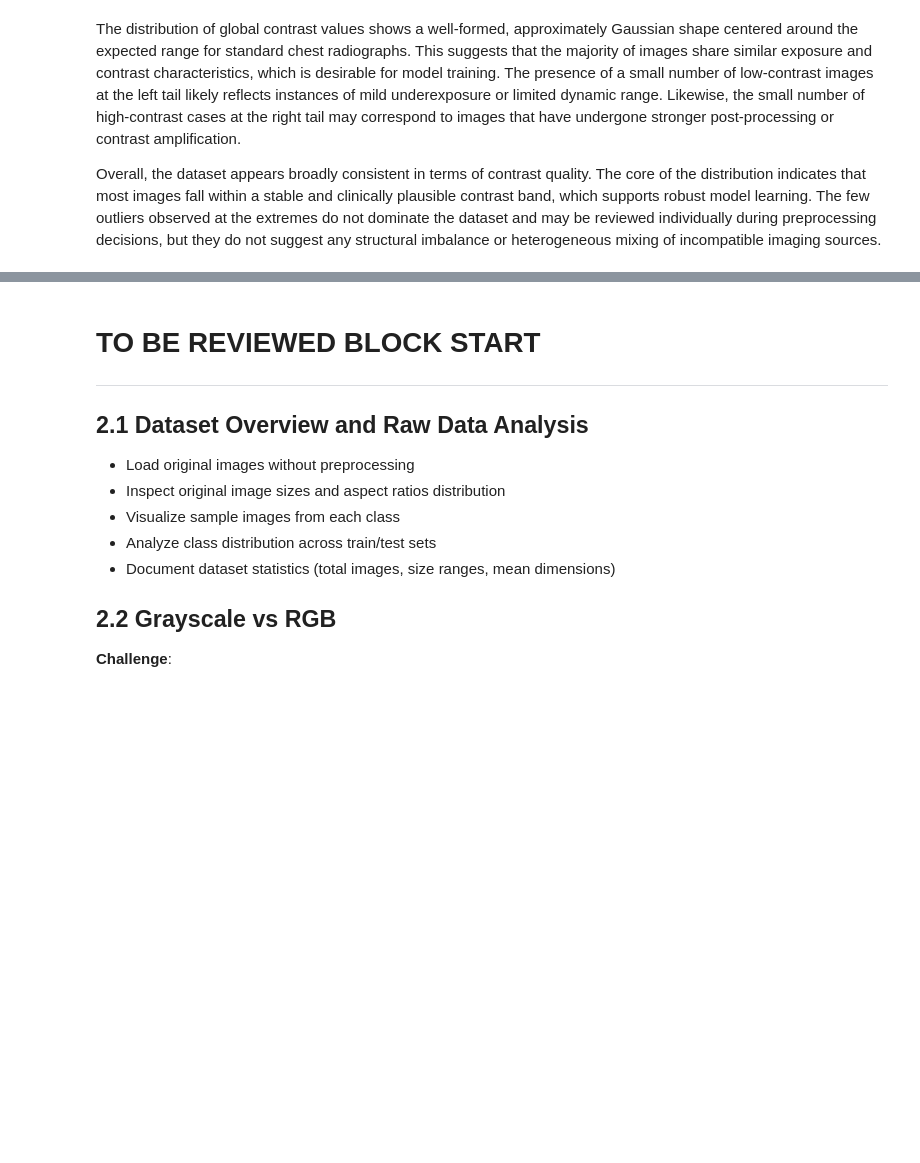
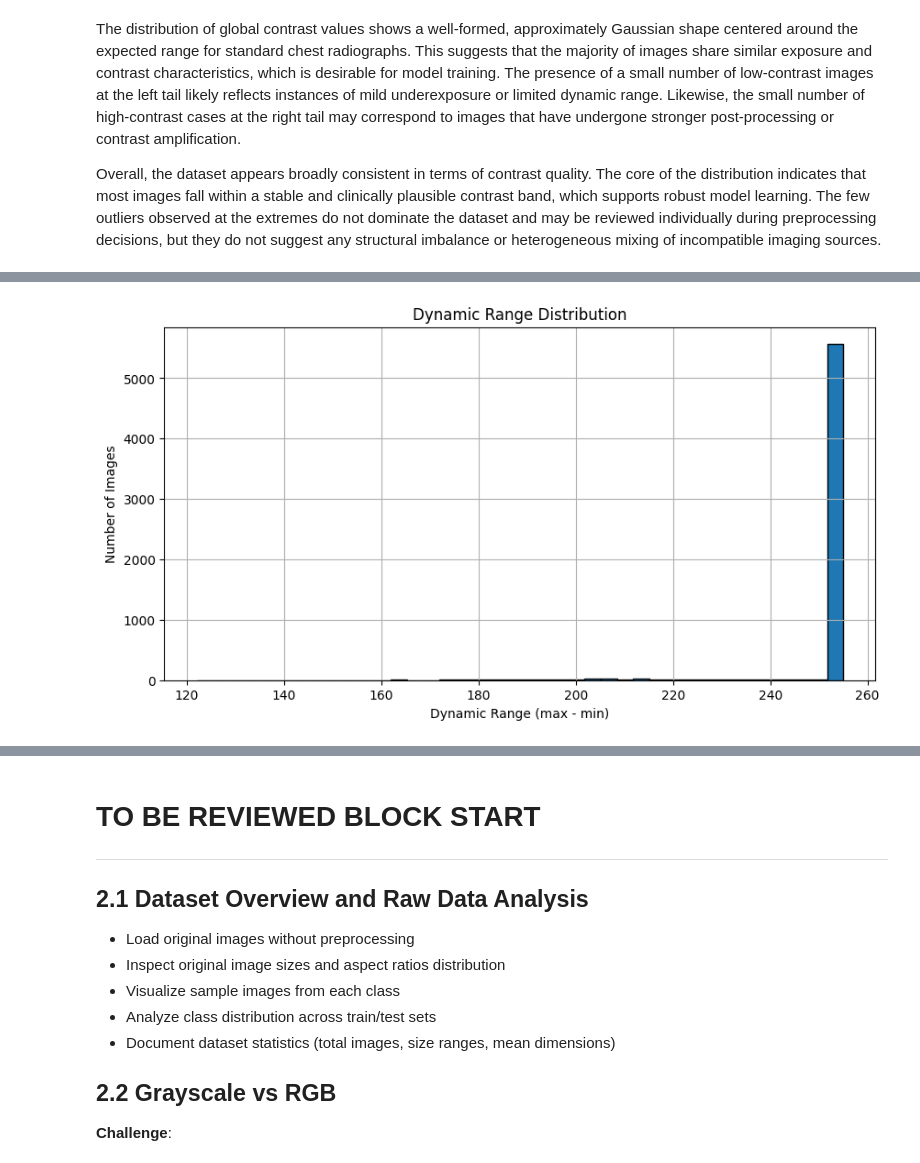
Before and after one commit to logus2k/apvc_p2, a Jupyter notebook: dl_for_cv_project2_v1.ipynb, the cells around one changed output, grey strips where cells are left out. Cells and saved outputs as stored; diff of their text form; code cells hidden in the pictures; blank space fills up the shorter version.

```diff
--- a/dl_for_cv_project2_v1.ipynb
+++ b/dl_for_cv_project2_v1.ipynb
@@ -191,0 +196,20 @@ Overall, the dataset appears broadly consistent in terms of contrast quality. Th
+# %%
+# Compute dynamic range for a single image (max intensity minus min intensity)
+def compute_dynamic_range(image_path):
+	img = cv2.imread(image_path, cv2.IMREAD_GRAYSCALE)
+	if img is None:
+		return None
+	img = img.astype(np.float32)
+	return float(np.max(img) - np.min(img))
+
+# Compute dynamic range for each image in the dataset
+results_range = []
+for path in all_paths:
+	dr = compute_dynamic_range(path)
+	if dr is not None:
+		results_range.append({"image": path, "dynamic_range": dr})
+
+df_range = pd.DataFrame(results_range)
+
+# Display descriptive statistics for dynamic range
+display(df_range.describe())
@@ -191,0 +226,11 @@ Overall, the dataset appears broadly consistent in terms of contrast quality. Th
+# %%
+# Plot dynamic range values for Figure 2.3
+plt.figure(figsize=(10, 5))
+plt.hist(df_range["dynamic_range"], bins=40, edgecolor='black')
+plt.title("Dynamic Range Distribution")
+plt.xlabel("Dynamic Range (max - min)")
+plt.ylabel("Number of Images")
+plt.grid(True)
+plt.show()
+# %% [output]
+[figure, added]
```
Also changed, not shown: parts of 10 cells of this notebook.
